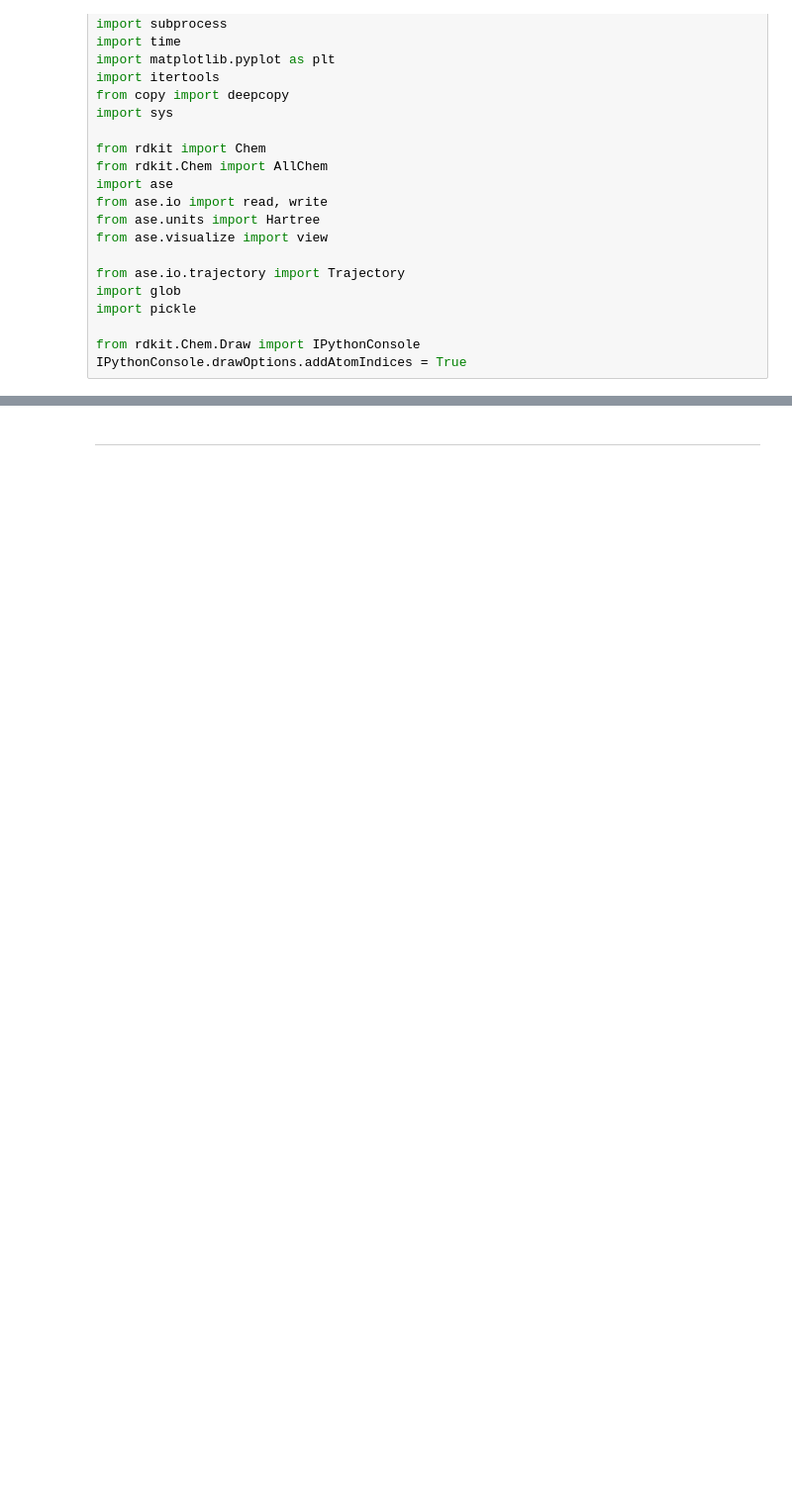
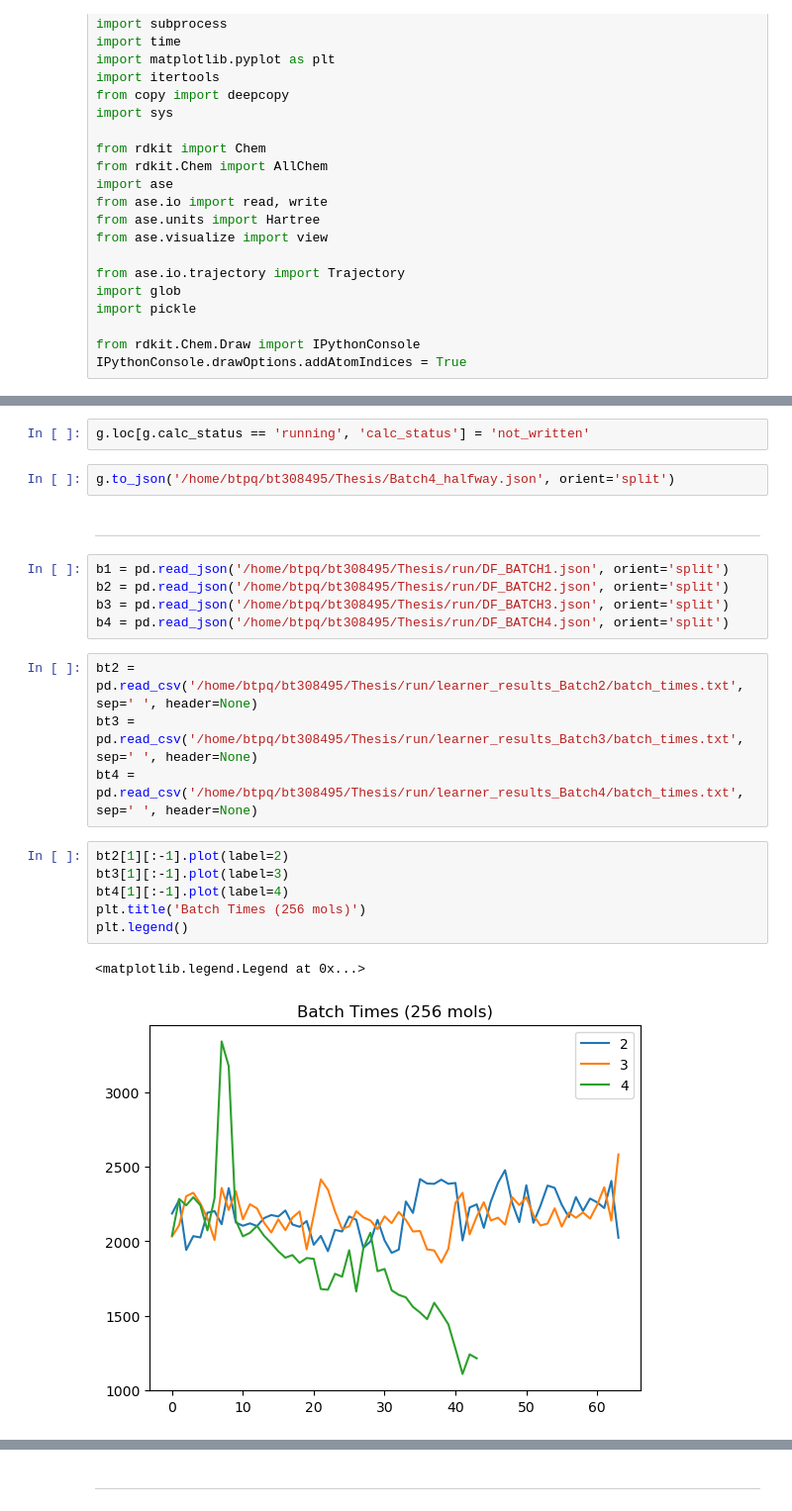
Before and after one commit to scakolli/photocatalysis, a Jupyter notebook: workspace/NewScheme.ipynb, the cells around one changed output, grey strips where cells are left out. Shown: that part at 99% size. Cells and saved outputs as stored; diff of their text form; blank space fills up the shorter version.

```diff
--- a/workspace/NewScheme.ipynb
+++ b/workspace/NewScheme.ipynb
@@ -26,0 +76,24 @@ os.chdir('/home/btpq/bt308495/Thesis/run/learner_results_test/')
+# %%
+g.loc[g.calc_status == 'running', 'calc_status'] = 'not_written'
+# %%
+g.to_json('/home/btpq/bt308495/Thesis/Batch4_halfway.json', orient='split')
+# %% [markdown]
+----
+# %%
+b1 = pd.read_json('/home/btpq/bt308495/Thesis/run/DF_BATCH1.json', orient='split')
+b2 = pd.read_json('/home/btpq/bt308495/Thesis/run/DF_BATCH2.json', orient='split')
+b3 = pd.read_json('/home/btpq/bt308495/Thesis/run/DF_BATCH3.json', orient='split')
+b4 = pd.read_json('/home/btpq/bt308495/Thesis/run/DF_BATCH4.json', orient='split')
+# %%
+bt2 = pd.read_csv('/home/btpq/bt308495/Thesis/run/learner_results_Batch2/batch_times.txt', sep=' ', header=None)
+bt3 = pd.read_csv('/home/btpq/bt308495/Thesis/run/learner_results_Batch3/batch_times.txt', sep=' ', header=None)
+bt4 = pd.read_csv('/home/btpq/bt308495/Thesis/run/learner_results_Batch4/batch_times.txt', sep=' ', header=None)
+# %%
+bt2[1][:-1].plot(label=2)
+bt3[1][:-1].plot(label=3)
+bt4[1][:-1].plot(label=4)
+plt.title('Batch Times (256 mols)')
+plt.legend()
+# %% [output]
+<matplotlib.legend.Legend at 0x...>
+[figure, added]
```
Also changed, not shown: parts of 45 cells of this notebook, 4 other files.
